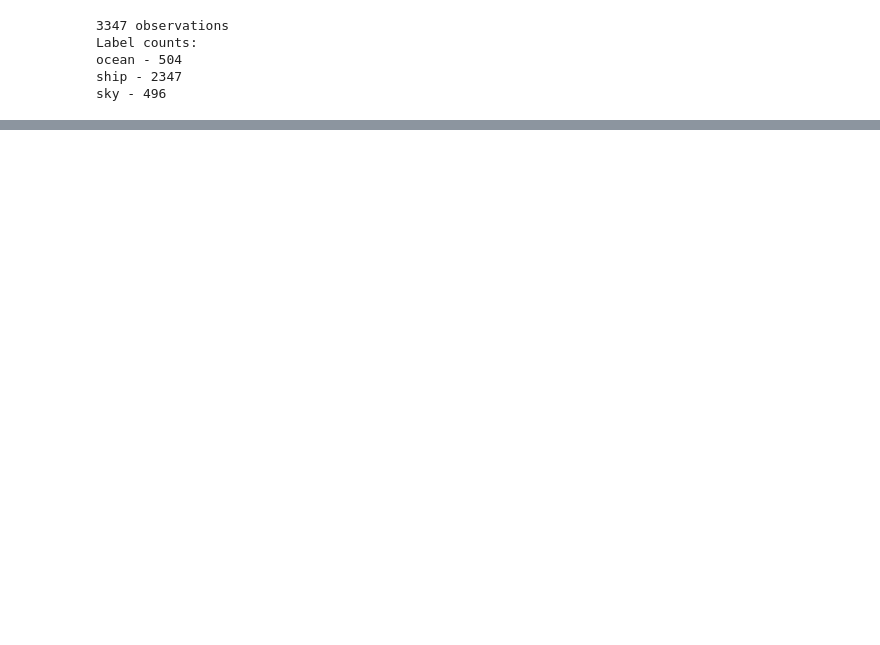
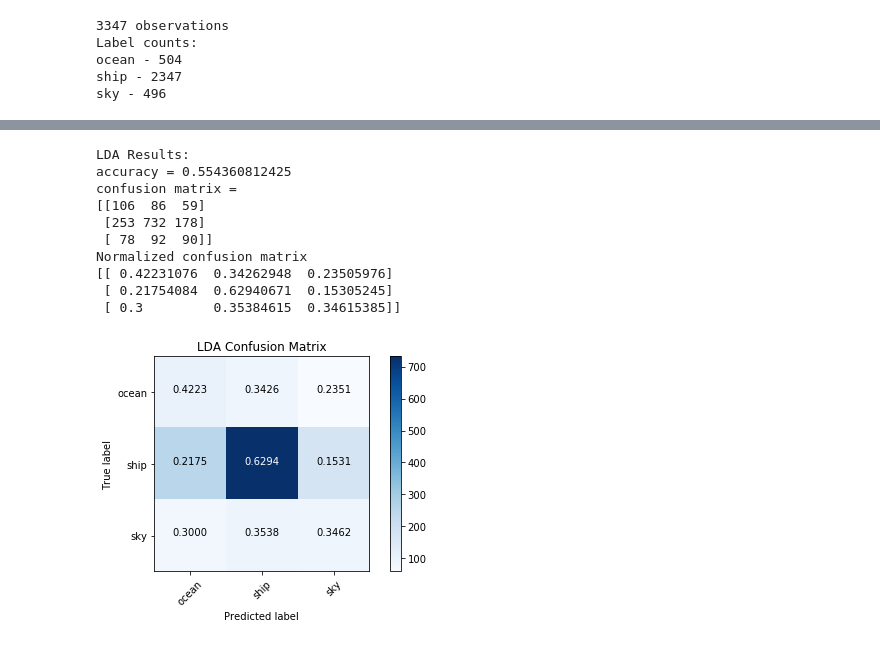
Before and after one commit to jordantrc/ml-project, a Jupyter notebook: code/project.ipynb, the cells around one changed output, grey strips where cells are left out. Drawn from its saved outputs; the diff is of its cells as text; code cells hidden in the pictures; blank space fills up the shorter version.

```diff
--- a/code/project.ipynb
+++ b/code/project.ipynb
@@ -144,0 +185,44 @@ plt.show()
+# %%
+# response has to be numeric for LDA and QDA
+y_train_numeric = []
+y_test_numeric = []
+for label in y_train:
+    y_train_numeric.append(labels.index(label))
+
+for label in y_test_numeric:
+    y_test_numeric.append(labels.index(label))
+
+# LDA
+
+#print(y_train_numeric[:5])
+#print(X_train[:5])
+classifier = discriminant_analysis.LinearDiscriminantAnalysis()
+classifier.fit(X_train, y_train_numeric)
+
+y_prediction = []
+y_prediction_num = classifier.predict(X_test)
+for pred in y_prediction_num:
+    y_prediction.append(labels[pred])
+
+cm = metrics.confusion_matrix(y_test, y_prediction, labels=labels)
+accuracy = metrics.accuracy_score(y_test, y_prediction, normalize=True)
+
+print("LDA Results:")
+print("accuracy = " + str(accuracy))
+print("confusion matrix = ")
+print(cm)
+
+plot_confusion_matrix(cm, labels, title="LDA Confusion Matrix")
+plt.show()
+# %% [output]
+LDA Results:
+accuracy = 0.554360812425
+confusion matrix =
+[[106  86  59]
+ [253 732 178]
+ [ 78  92  90]]
+Normalized confusion matrix
+[[ 0.42231076  0.34262948  0.23505976]
+ [ 0.21754084  0.62940671  0.15305245]
+ [ 0.3         0.35384615  0.34615385]]
+[figure, added]
```
Also changed, not shown: parts of 11 cells of this notebook, 1 other file.
